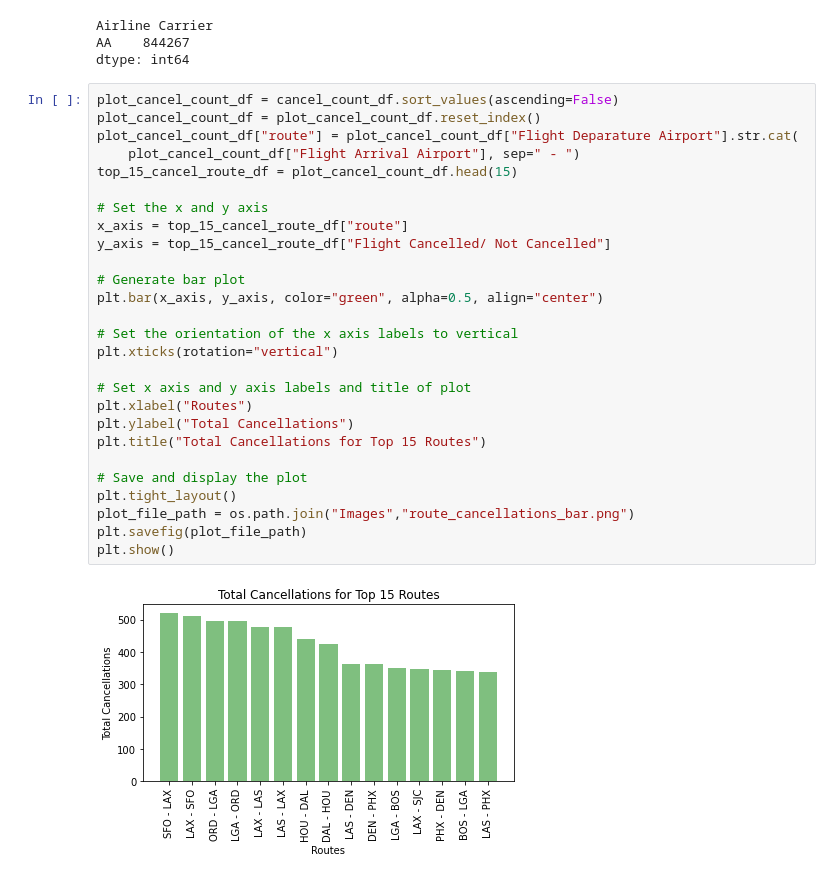
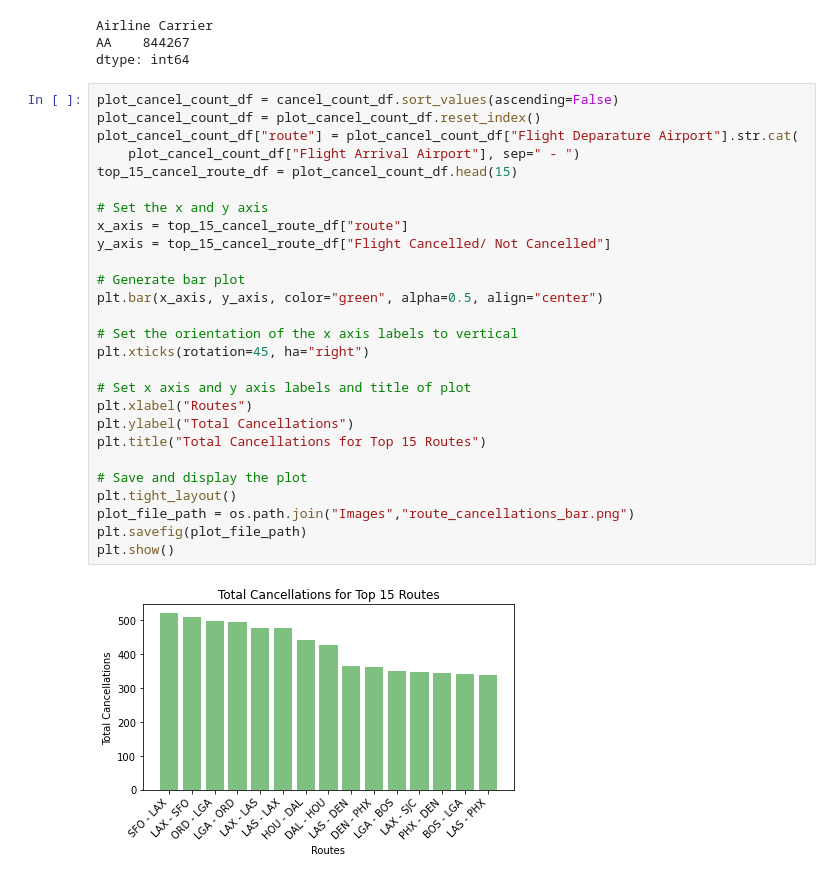
Before and after one commit to ushaakumaar/COVID19_Impacts_On_Business_And_Workforce_Trends, a Jupyter notebook: airlines.ipynb, the cells around one changed output. Cells and saved outputs as stored; diff of their text form.

Commit message:
generated bar plot for total cancellations for airlines

```diff
--- a/airlines.ipynb
+++ b/airlines.ipynb
@@ -240,29 +199,29 @@ dtype: int64
 # %%
 plot_cancel_count_df = cancel_count_df.sort_values(ascending=False)
 plot_cancel_count_df = plot_cancel_count_df.reset_index()
 plot_cancel_count_df["route"] = plot_cancel_count_df["Flight Deparature Airport"].str.cat(
     plot_cancel_count_df["Flight Arrival Airport"], sep=" - ")
 top_15_cancel_route_df = plot_cancel_count_df.head(15)
 
 # Set the x and y axis
 x_axis = top_15_cancel_route_df["route"]
 y_axis = top_15_cancel_route_df["Flight Cancelled/ Not Cancelled"]
 
 # Generate bar plot
 plt.bar(x_axis, y_axis, color="green", alpha=0.5, align="center")
 
 # Set the orientation of the x axis labels to vertical
-plt.xticks(rotation="vertical")
+plt.xticks(rotation=45, ha="right")
 
 # Set x axis and y axis labels and title of plot
 plt.xlabel("Routes")
 plt.ylabel("Total Cancellations")
 plt.title("Total Cancellations for Top 15 Routes")
 
 # Save and display the plot
 plt.tight_layout()
 plot_file_path = os.path.join("Images","route_cancellations_bar.png")
 plt.savefig(plot_file_path)
 plt.show()
 # %% [output]
-[figure, old version]
+[figure, new version]
```
Also changed, not shown: parts of 2 cells of this notebook.
